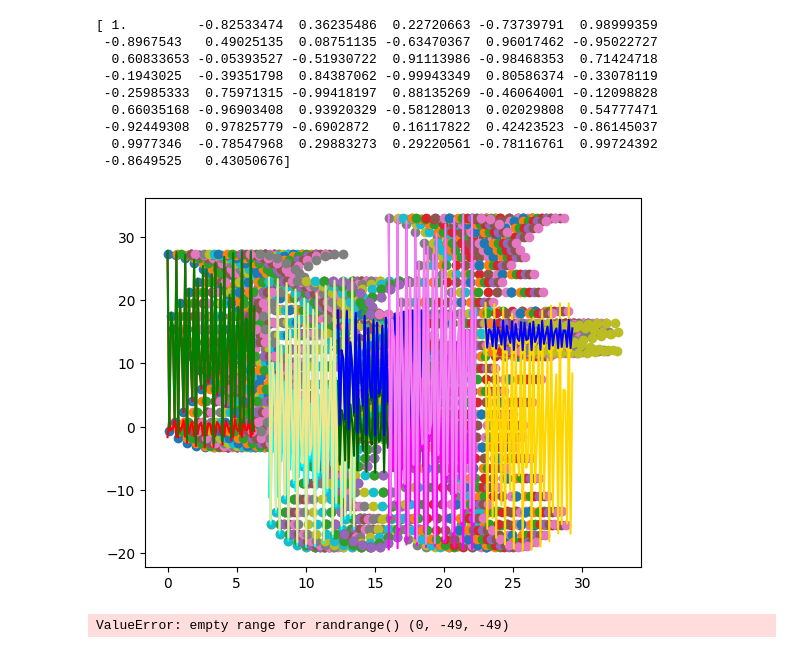
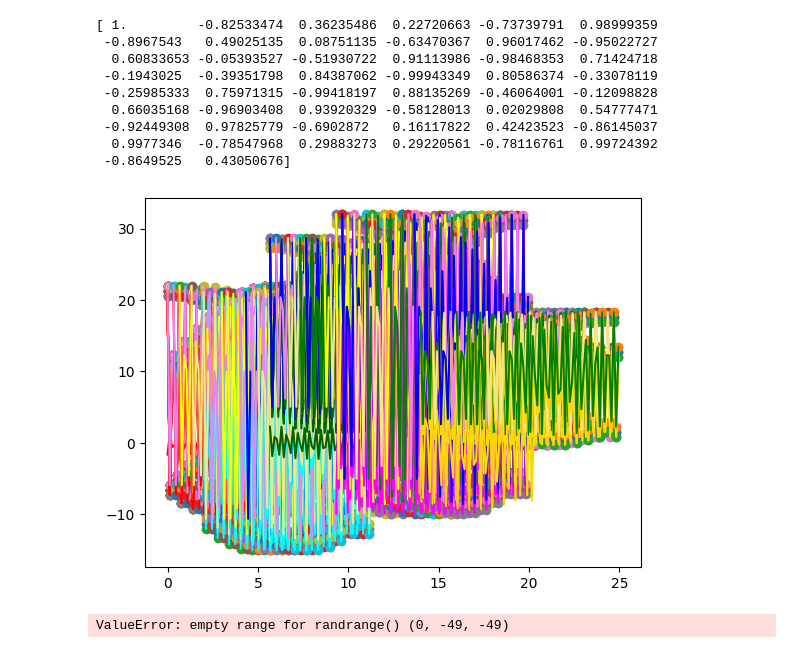
Before and after one commit to utsumusume/Python-1, a Jupyter notebook: 混沌の終焉.ipynb, the cells around one changed output. Saved outputs shown, nothing was run; the diff lists cells and outputs as text; code cells hidden in the pictures.

```diff
--- a/混沌の終焉.ipynb
+++ b/混沌の終焉.ipynb
@@ -9,35 +9,41 @@ import random
 
 x = np.linspace(0, 2*np.pi)
 #y = np.cos(x)
 y = np.cos(np.linspace(0,  150.3147**np.pi))
 print(y)
 
 plot_colors = ['red', 'aqua', 'darkgreen', 'fuchsia', 'gold']
 plot_colors2 = ['blue', 'green', 'khaki', 'yellow', 'violet']
 
 A = 1.
 for c in plot_colors:
     aaa = (A + 50 / 3.5)*y + random.randint(1, 15)
     plt.plot(x, aaa, c=c)
     A *= -1.6482
     plt.plot(x, A*y, c=c)
     plt.plot(x, aaa+0.5, c=random.choice(plot_colors2))
-    for _ in range(random.randint(10, 20)):
+    plt.plot(x, aaa-0.5, c=random.choice(plot_colors2))
+    for _ in range(random.randint(10, 15)):
       x_test = x
       plt.scatter(x, aaa)
+      plt.plot(x, aaa, c=c)
+      plt.plot(x, aaa-0.7, c=c)
+      plt.plot(x, aaa+0.7, c=random.choice(plot_colors2))
+      plt.scatter(x, aaa+0.7)
+      plt.scatter(x, aaa-0.7)
       A += np.random.uniform(0.1, 0.72)
       x_test += (np.random.randint(0, 3) / 3)
 # %% [output]
 [ 1.         -0.82533474  0.36235486  0.22720663 -0.73739791  0.98999359
  -0.8967543   0.49025135  0.08751135 -0.63470367  0.96017462 -0.95022727
   0.60833653 -0.05393527 -0.51930722  0.91113986 -0.98468353  0.71424718
  -0.1943025  -0.39351798  0.84387062 -0.99943349  0.80586374 -0.33078119
  -0.25985333  0.75971315 -0.99418197  0.88135269 -0.46064001 -0.12098828
   0.66035168 -0.96903408  0.93920329 -0.58128013  0.02029808  0.54777471
  -0.92449308  0.97825779 -0.6902872   0.16117822  0.42423523 -0.86145037
   0.9977346  -0.78547968  0.29883273  0.29220561 -0.78116761  0.99724392
  -0.8649525   0.43050676]
-[figure, old version]
+[figure, new version]
 # %%
 import matplotlib.pyplot as plt
 import numpy as np
```
